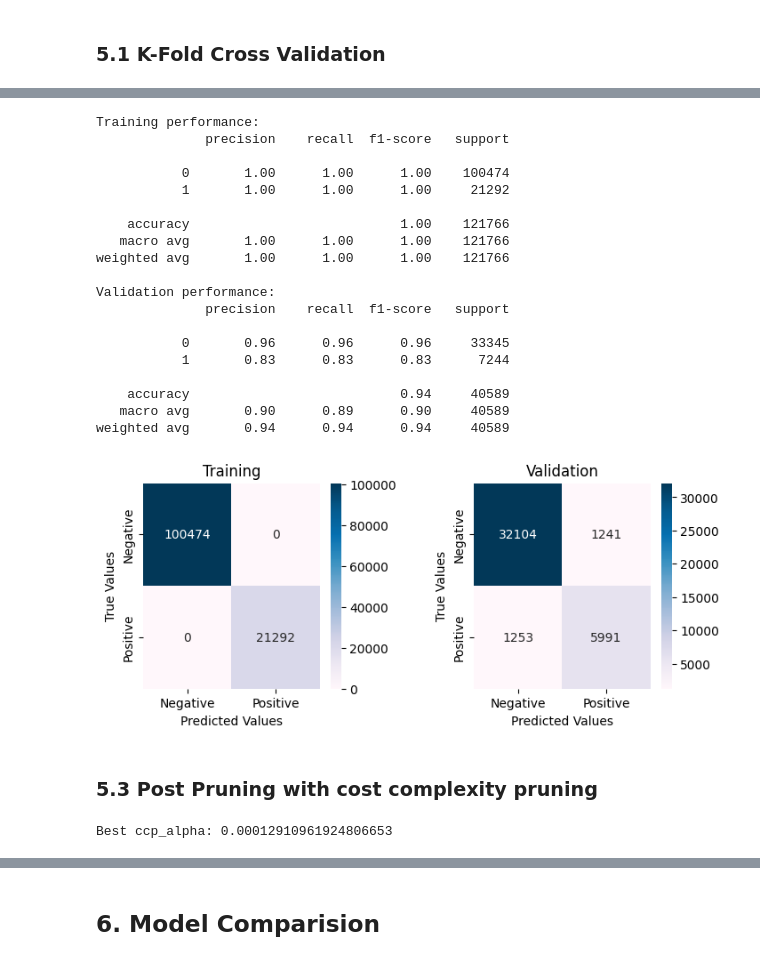
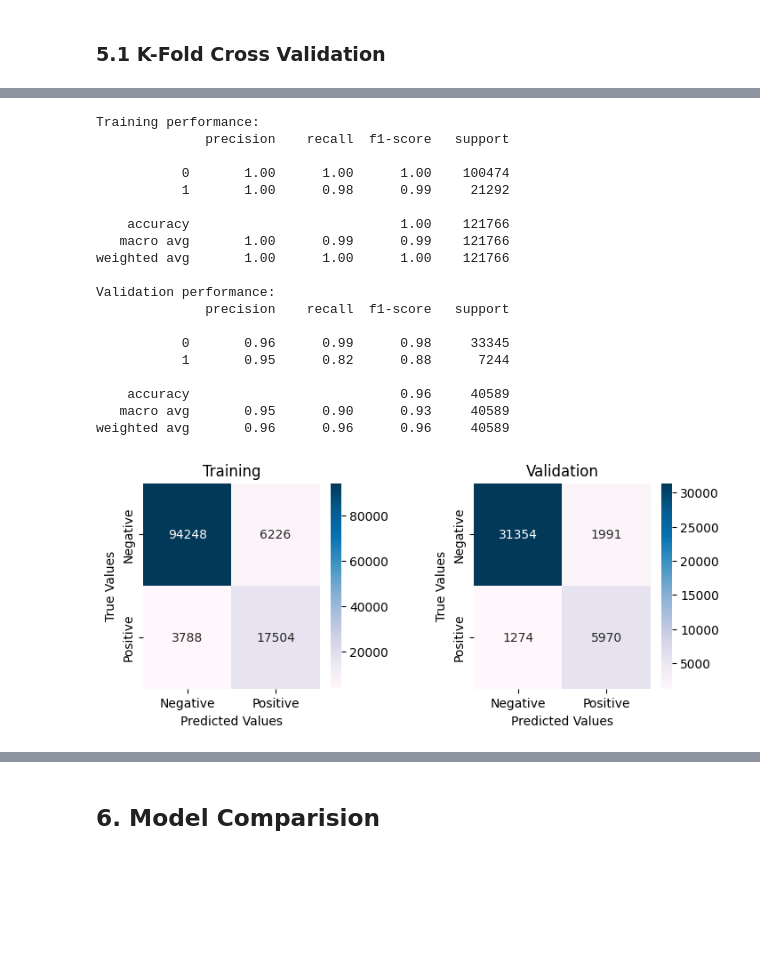
Before and after one commit to LocVu-Tim/COSC2753_A1_s3891483, a Jupyter notebook: notebooks/main.ipynb, the cells around one changed output, grey strips where cells are left out. Saved outputs shown, nothing was run; the diff lists cells and outputs as text; code cells hidden in the pictures; blank space fills up the shorter version.

```diff
--- a/notebooks/main.ipynb
+++ b/notebooks/main.ipynb
@@ -699,12 +731,11 @@ def get_acc_scores(clf_tree, train_X, train_y, val_X, val_y):
 
     return train_acc, val_acc
 # %%
-from sklearn import tree
-
 tree_max_depth = 2   #change this value and observe
 
-clf_tree = tree.DecisionTreeClassifier(criterion='entropy', max_depth=tree_max_depth, class_weight='balanced')
-clf_tree = clf_tree.fit(train_X, train_y)
+clf_tree = tree.DecisionTreeClassifier(criterion='entropy', class_weight='balanced', random_state=0, max_depth=tree_max_depth)
+clf_tree = clf_tree.fit(train_X, train_y.values.ravel())
+clfs["Decision_Tree"] = clf_tree
 # %%
 Dtree = get_tree_2_plot(clf_tree)
 Dtree
@@ -762,4 +825,5 @@ ConfusionMatrixDisplay.from_estimator(clf_tree,test_X,test_y)
 # %%
-from sklearn.ensemble import RandomForestClassifier
-clf_Forest = RandomForestClassifier(max_depth=8, n_estimators=500, class_weight='balanced_subsample', random_state=0)
-clf_Forest.fit(train_X, train_y)
+forest_max_depth = 2
+clf_forest = RandomForestClassifier(criterion='entropy', class_weight='balanced', random_state=0, max_depth=forest_max_depth)
+clf_forest.fit(train_X, train_y.values.ravel())
+clfs["Random_Forest"] = clf_forest
@@ -883,7 +929,8 @@ We could see both `decision tree` and `random forest` have a promising `F1 score
+# %%
+params = {'max_depth':np.arange(2,40, 5), 'min_samples_split':np.arange(2,10,2)}
 # %%
-from sklearn.model_selection import GridSearchCV
+clf_pred = RandomForestClassifier(criterion='entropy', class_weight='balanced', random_state=0)
 
-parameters = {'max_depth':np.arange(2,400, 50), 'min_samples_split':np.arange(2,50,5)}
-clf_tree = tree.DecisionTreeClassifier(criterion='entropy', class_weight='balanced')
-Gridclf = GridSearchCV(clf_tree, parameters, scoring='f1_macro')
-Gridclf.fit(train_X, train_y)
+Gridclf = GridSearchCV(clf_pred, params, cv=cv, scoring='f1_macro')
+Gridclf.fit(train_X, train_y.values.ravel())
+clfs["Random_Forest"] = clf_forest
@@ -909,66 +950,71 @@ Validation f1 score: 0.895
 # %%
-train_predictions = Gridclf.predict(train_X)
+train_pred_tree = Gridclf.predict(train_X)
 
 # Print the classification report for the training data
 print("Training performance:")
-print(classification_report(train_y, train_predictions))
+print(classification_report(train_y, train_pred_tree))
 
 # Compute the validation predictions
-val_predictions = Gridclf.predict(val_X)
+val_pred_tree = Gridclf.predict(val_X)
 
 # Print the classification report for the validation data
 print("Validation performance:")
-print(classification_report(val_y, val_predictions))
+print(classification_report(val_y, val_pred_tree))
 # %% [output]
 Training performance:
               precision    recall  f1-score   support
 
            0       1.00      1.00      1.00    100474
-           1       1.00      1.00      1.00     21292
+           1       1.00      0.98      0.99     21292
 
     accuracy                           1.00    121766
-   macro avg       1.00      1.00      1.00    121766
+   macro avg       1.00      0.99      0.99    121766
 weighted avg       1.00      1.00      1.00    121766
 
 Validation performance:
               precision    recall  f1-score   support
 
-           0       0.96      0.96      0.96     33345
-           1       0.83      0.83      0.83      7244
+           0       0.96      0.99      0.98     33345
+           1       0.95      0.82      0.88      7244
 
-    accuracy                           0.94     40589
-   macro avg       0.90      0.89      0.90     40589
-weighted avg       0.94      0.94      0.94     40589
+    accuracy                           0.96     40589
+   macro avg       0.95      0.90      0.93     40589
+weighted avg       0.96      0.96      0.96     40589
 # %%
-from sklearn.metrics import confusion_matrix
+# Choose a specific model from your dictionary of models
+clf = clfs["Decision_Tree"]  # replace "model1" with the key of the model you want to use
+
+# Generate predictions
+train_pred_tree = clf.predict(train_X)
+val_pred_tree = clf.predict(val_X)
 
 # Compute confusion matrices
-train_cm = confusion_matrix(train_y, train_predictions)
-val_cm = confusion_matrix(val_y, val_predictions)
+train_cm = confusion_matrix(train_y, train_pred_tree)
+val_cm = confusion_matrix(val_y, val_pred_tree)
 
 # Plot confusion matrices
 fig, axis = plt.subplots(nrows=1, ncols=2, figsize=(8, 3))
 plt.subplots_adjust(wspace=0.5)
 
 # Training
 sns.heatmap(train_cm, annot=True, cmap="PuBu", fmt="g", ax=axis[0])
 axis[0].set_xlabel("Predicted Values")
 axis[0].set_ylabel("True Values")
 axis[0].set_title("Training")
 
 # Validation
 sns.heatmap(val_cm, annot=True, cmap="PuBu", fmt="g", ax=axis[1])
 axis[1].set_xlabel("Predicted Values")
 axis[1].set_ylabel("True Values")
 axis[1].set_title("Validation")
 
 # Set x-ticks and y-ticks for both plots
 for ax in axis:
     ax.set_xticks([0.5, 1.5])
     ax.set_xticklabels(["Negative", "Positive"])
     ax.set_yticks([0.5, 1.5])
     ax.set_yticklabels(["Negative", "Positive"])
+
+plt.show()
 # %% [output]
-[figure, old version]
+[figure, new version]
-# %% [markdown]
-### 5.3 Post Pruning with cost complexity pruning
@@ -988,6 +1020,0 @@ val_scores = [f1_score(val_y, clf_tree.predict(val_X), average='macro') for clf_
-# %%
-best_index = np.argmax(val_scores)
-best_ccp_alpha = ccp_alphas[best_index]
-print("Best ccp_alpha:", best_ccp_alpha)
-# %% [output]
-Best ccp_alpha: 0.00012910961924806653
```
Also changed, not shown: parts of 46 cells of this notebook.
